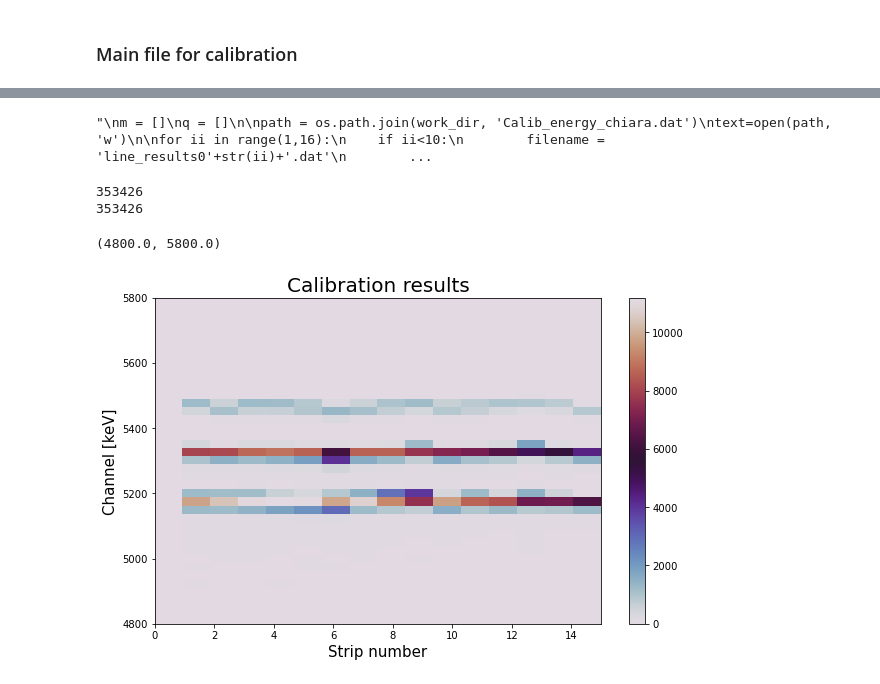
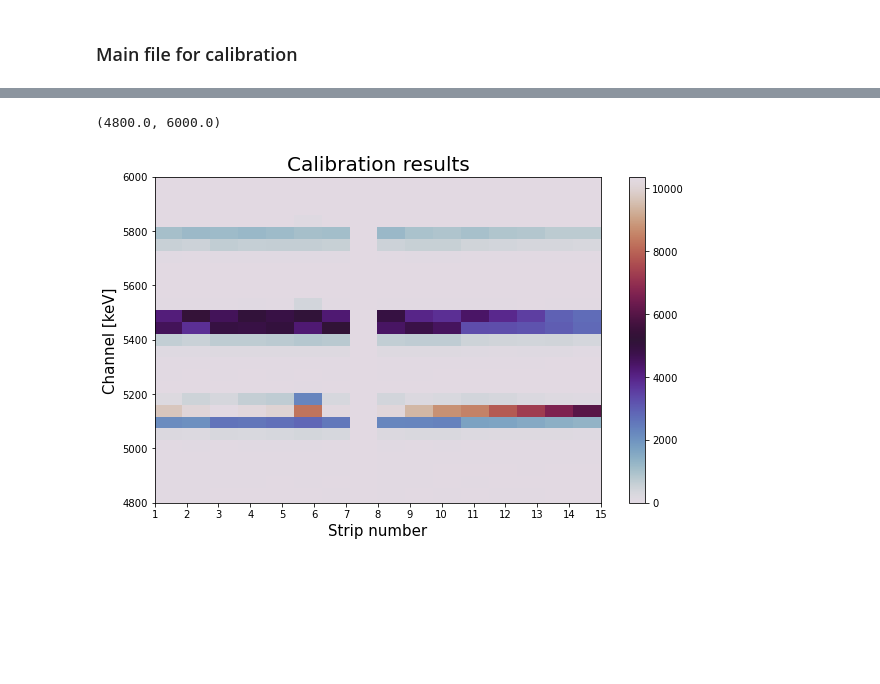
Before and after one commit to chiaramasia01/GSI16Strip, a Jupyter notebook: main_calibration.ipynb, the cells around one changed output, grey strips where cells are left out. Saved outputs shown, nothing was run; the diff lists cells and outputs as text; code cells hidden in the pictures; blank space fills up the shorter version.

Commit message:
correct energy calibration

```diff
--- a/main_calibration.ipynb
+++ b/main_calibration.ipynb
@@ -28,7 +28,7 @@ energy3 = 5804.77
 thres= [20, 20, 20, 20, 20, 15, 20, 15, 15, 30, 15, 15, 15, 10, 15, 20] # threshold for selecting relevant counts
 
 
-for ii in range(1,16):
+for ii in range(1,2):
     file = "20240808_test001_0001_uncal.txt"
     strip = ii
     my_cal = Calib_position("Strippos", "Energy")
@@ -42,7 +46,7 @@ for ii in range(1,16):
 # %%
 # This part performs the gaussian fit
 
-for ii in range(1,16):
+for ii in range(1,2):
     if ii<10:
         file = '16 Strip Position Corrected Energy 0'+str(ii)+'.hdat'
         strip = '0'+str(ii)
@@ -73,4 +90,4 @@ for ii in range(1,16):
     my_channel = Calib_channel(energy1, energy2, energy3)
     my_channel.read_txt(file)
     my_channel.fit_line(strip)
-    #my_channel.write_txt('line_results', strip)
+    my_channel.write_txt('line_results', strip)
@@ -79,11 +126,11 @@ for ii in range(1,16):
 
 work_dir = os.getcwd()
 data_dir = os.path.join(work_dir, 'results')
-'''
+
 m = []
 q = []
 
-path = os.path.join(work_dir, 'Calib_energy_chiara.dat')
+path = os.path.join(work_dir, 'Calib_Energy_chiara.dat')
 text=open(path, 'w')
 
 for ii in range(1,16):
@@ -100,9 +147,6 @@ for ii in range(1,16):
 
 
 text.close()
-'''
-# %% [output]
-"\nm = []\nq = []\n\npath = os.path.join(work_dir, 'Calib_energy_chiara.dat')\ntext=open(path, 'w')\n\nfor ii in range(1,16):\n    if ii<10:\n        filename = 'line_results0'+str(ii)+'.dat'\n        ...
 # %%
 
 # Showing results of calibration
@@ -122,42 +166,41 @@ calib_position = "Calib_position_chiara.dat"
 pos_path = os.path.join(work_dir, calib_position)
 a,b,c = np.loadtxt(pos_path, unpack=True)
 
-calib_energy = 'Calib_energy_chiara.dat'
+calib_energy = 'Calib_Energy_chiara.dat'
 en_path = os.path.join(work_dir, calib_energy)
 m,q = np.loadtxt(en_path, unpack=True)
+
 
 corrected_energy=[]
 corrected_strip=[]
 
-for ii in range(0,16):
+for ii in range(1,16):
         index = my_df['Stripnum'].loc[my_df['Stripnum'] == ii].index
         strip_energy = energy[index]
         strip_position = position[index]
         strip_number = strip[index]
         energy_sel = strip_energy[strip_energy!=0]
         position_sel = strip_position[strip_energy!=0]
         strip_sel = strip_number[strip_energy!=0]
         for jj in range(len(energy_sel)):
+
                 delta_E = a[ii]*position_sel[jj]**2 + b[ii]*position_sel[jj] + c[ii]
                 energy_corr = energy_sel[jj] - delta_E
                 energy_fin = m[ii]*energy_corr + q[ii]
                 corrected_energy.append(energy_fin)
                 corrected_strip.append(ii)
 
 
-print(len(corrected_energy))
-print(len(corrected_strip))
 
 
 plt.figure(figsize=(10,6))
 plt.hist2d(corrected_strip, corrected_energy, bins=(16,500), cmap='twilight')
 plt.colorbar()
+plt.xticks([1,2,3,4,5,6,7,8,9,10,11,12,13,14,15])
 plt.xlabel('Strip number', fontsize=15)
 plt.ylabel('Channel [keV]', fontsize=15)
 plt.title('Calibration results', fontsize=20)
-plt.ylim(4800,5800)
+plt.ylim(4800,6000)
 # %% [output]
-353426
-353426
+(4800.0, 6000.0)
-(4800.0, 5800.0)
-[figure, old version]
+[figure, new version]
```
Also changed, not shown: parts of 3 cells of this notebook, 17 other files.
